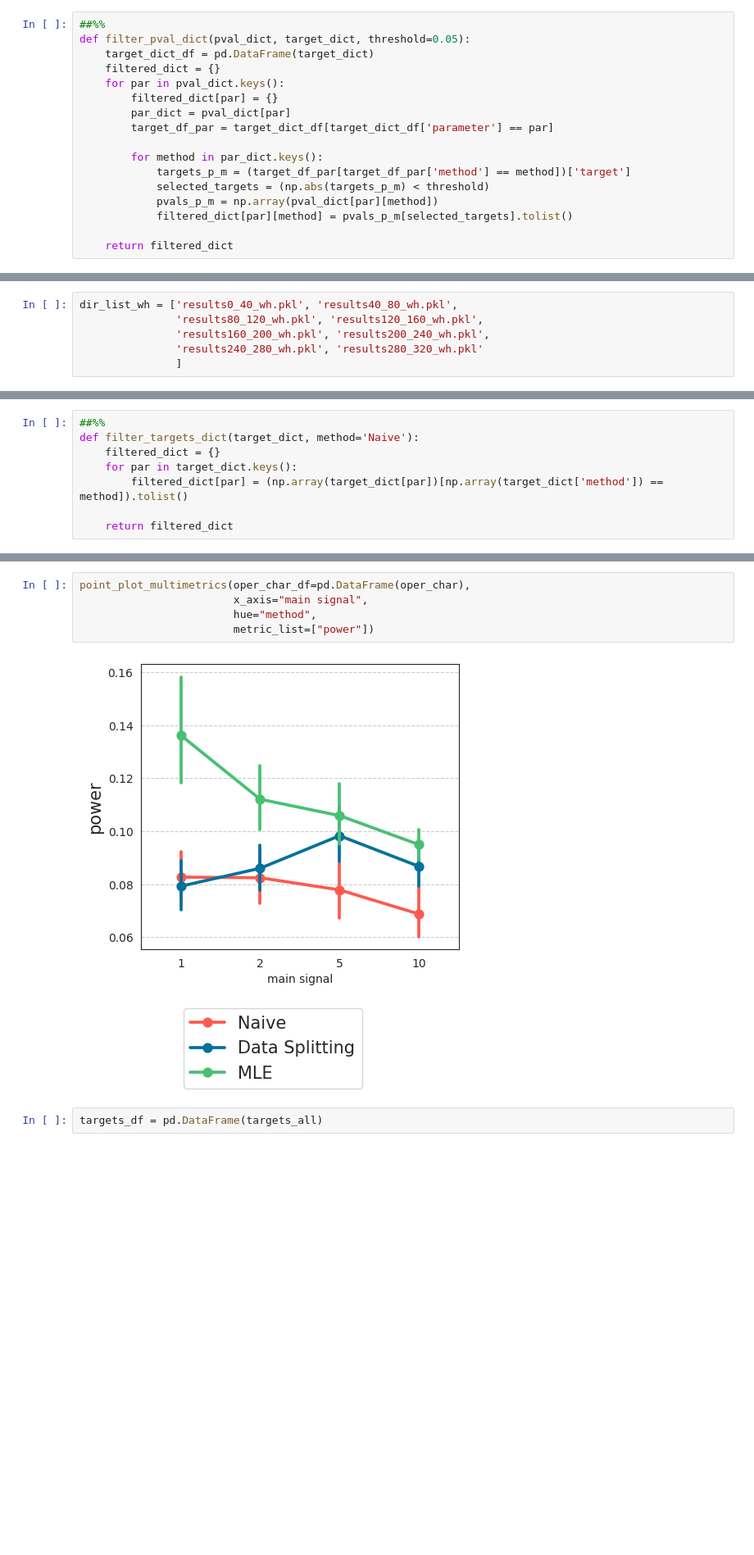
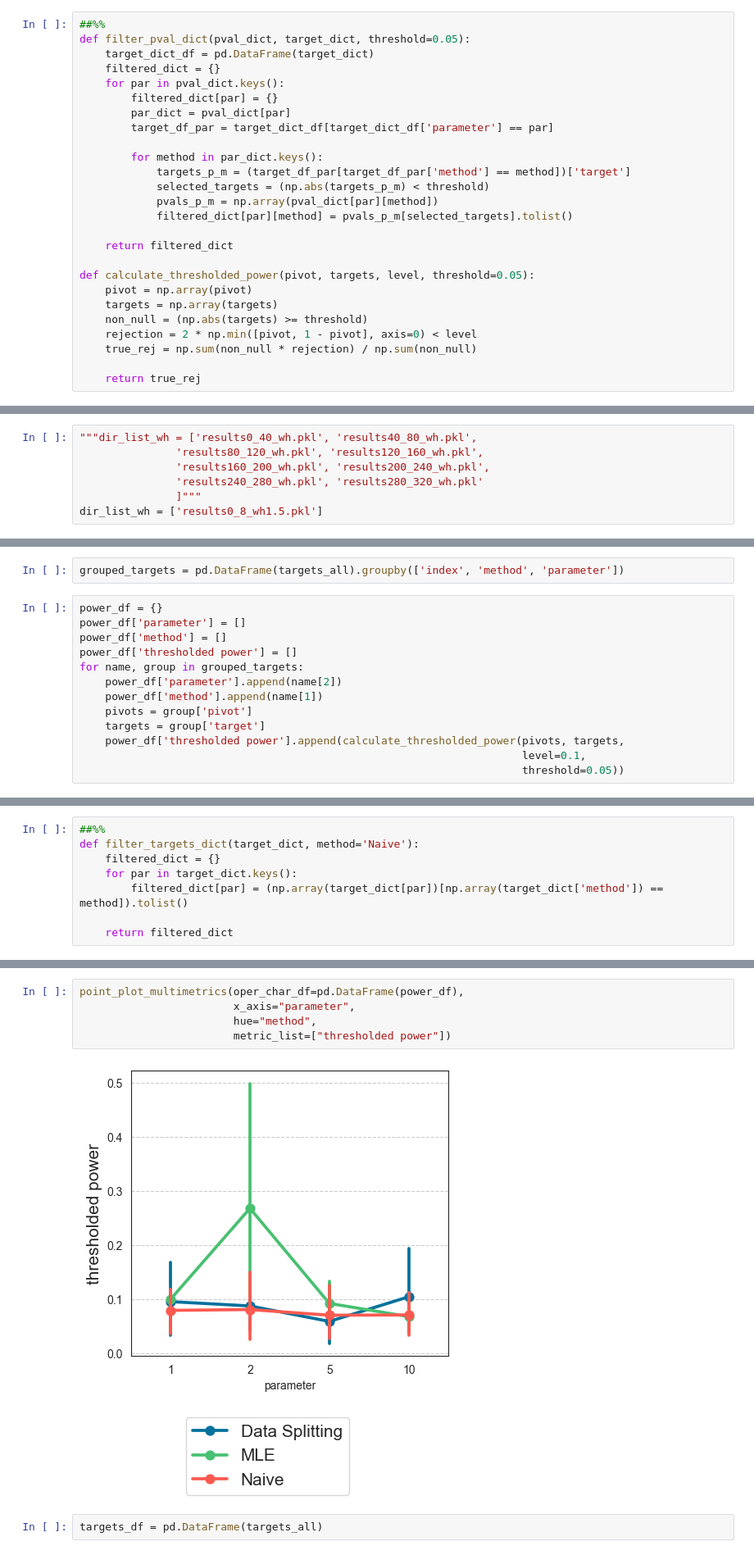
Before and after one commit to yiling-h/SI-Interaction, a Jupyter notebook: selectinf/Simulation/H1/Results/main/plotting.ipynb, the cells around one changed output, grey strips where cells are left out. Shown at 82% size. Saved outputs shown, nothing was run; the diff lists cells and outputs as text; blank space fills up the shorter version.

```diff
--- a/selectinf/Simulation/H1/Results/main/plotting.ipynb
+++ b/selectinf/Simulation/H1/Results/main/plotting.ipynb
@@ -23,14 +23,24 @@ def filter_pval_dict(pval_dict, target_dict, threshold=0.05):
             filtered_dict[par][method] = pvals_p_m[selected_targets].tolist()
 
     return filtered_dict
+
+def calculate_thresholded_power(pivot, targets, level, threshold=0.05):
+    pivot = np.array(pivot)
+    targets = np.array(targets)
+    non_null = (np.abs(targets) >= threshold)
+    rejection = 2 * np.min([pivot, 1 - pivot], axis=0) < level
+    true_rej = np.sum(non_null * rejection) / np.sum(non_null)
+
+    return true_rej
 # %% [markdown]
 # Vary Main with Weak Hierarchy
 # %%
-dir_list_wh = ['results0_40_wh.pkl', 'results40_80_wh.pkl',
+"""dir_list_wh = ['results0_40_wh.pkl', 'results40_80_wh.pkl',
                'results80_120_wh.pkl', 'results120_160_wh.pkl',
                'results160_200_wh.pkl', 'results200_240_wh.pkl',
                'results240_280_wh.pkl', 'results280_320_wh.pkl'
-               ]
+               ]"""
+dir_list_wh = ['results0_8_wh1.5.pkl']
 # %%
 opers = []
 pvals = []
@@ -68,3 +120,18 @@ targets_all = combine_lists(targets)
+# %%
+grouped_targets = pd.DataFrame(targets_all).groupby(['index', 'method', 'parameter'])
+# %%
+power_df = {}
+power_df['parameter'] = []
+power_df['method'] = []
+power_df['thresholded power'] = []
+for name, group in grouped_targets:
+    power_df['parameter'].append(name[2])
+    power_df['method'].append(name[1])
+    pivots = group['pivot']
+    targets = group['target']
+    power_df['thresholded power'].append(calculate_thresholded_power(pivots, targets,
+                                                                     level=0.1,
+                                                                     threshold=0.05))
 # %%
 ## Plotting dict: SNR - Method - List of pvals
 filtered_dict = filter_pval_dict(pvals_all, targets_all, threshold = 0.1)
@@ -132,12 +200,12 @@ plot_multi_targets(filter_targets_dict(filtered_targets,'MLE'), xaxis="Main Sign
 # %% [output]
 [figure]
 # %%
-point_plot_multimetrics(oper_char_df=pd.DataFrame(oper_char),
-                        x_axis="main signal",
+point_plot_multimetrics(oper_char_df=pd.DataFrame(power_df),
+                        x_axis="parameter",
                         hue="method",
-                        metric_list=["power"])
+                        metric_list=["thresholded power"])
 # %% [output]
-[figure, old version]
+[figure, new version]
 # %%
 targets_df = pd.DataFrame(targets_all)
 # %%
```
Also changed, not shown: parts of 6 cells of this notebook, 6 other files.
